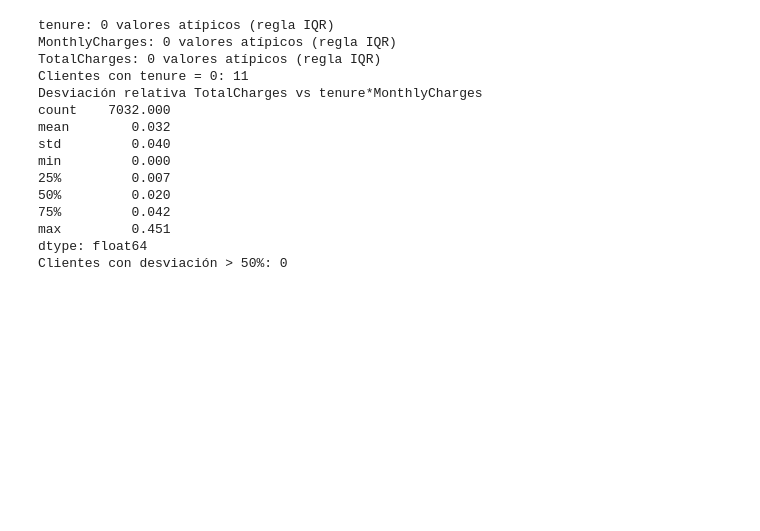
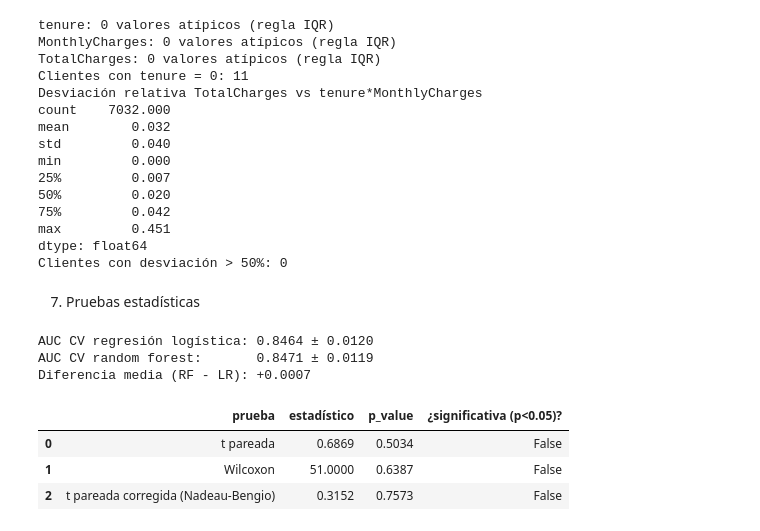
Before and after one commit to Emilio-Alcala/Actividad5-Churn-Telco, a Jupyter notebook: fuentes/entrena.ipynb, the cells around one changed output. Cells and saved outputs as stored; diff of their text form; code cells hidden in the pictures; blank space fills up the shorter version.

```diff
--- a/fuentes/entrena.ipynb
+++ b/fuentes/entrena.ipynb
@@ -137,3 +149,39 @@ min         0.000
 max         0.451
 dtype: float64
 Clientes con desviación > 50%: 0
+# %% [markdown]
+7. Pruebas estadísticas
+# %%
+from scipy import stats
+
+EVID = RAIZ / "evidencias"
+lr = pd.read_csv(EVID / "cv_scores_logistic_regression.csv")["roc_auc"].to_numpy()
+rf = pd.read_csv(EVID / "cv_scores_random_forest.csv")["roc_auc"].to_numpy()
+d = rf - lr          # diferencia por fold (random forest - regresión logística)
+k = len(d)
+
+print(f"AUC CV regresión logística: {lr.mean():.4f} ± {lr.std(ddof=1):.4f}")
+print(f"AUC CV random forest:       {rf.mean():.4f} ± {rf.std(ddof=1):.4f}")
+print(f"Diferencia media (RF - LR): {d.mean():+.4f}")
+
+t, p_t = stats.ttest_rel(rf, lr)
+w, p_w = stats.wilcoxon(rf, lr)
+# Corrección de Nadeau y Bengio: 5-fold -> proporción prueba/entrenamiento = 0.25
+t_nb = d.mean() / np.sqrt((1 / k + 0.25) * d.var(ddof=1))
+p_nb = 2 * stats.t.sf(abs(t_nb), df=k - 1)
+
+resultados_stats = pd.DataFrame({
+    "prueba": ["t pareada", "Wilcoxon", "t pareada corregida (Nadeau-Bengio)"],
+    "estadístico": [t, w, t_nb],
+    "p_value": [p_t, p_w, p_nb],
+})
+resultados_stats["¿significativa (p<0.05)?"] = resultados_stats["p_value"] < 0.05
+resultados_stats.round(4)
+# %% [output]
+AUC CV regresión logística: 0.8464 ± 0.0120
+AUC CV random forest:       0.8471 ± 0.0119
+Diferencia media (RF - LR): +0.0007
+|  | prueba | estadístico | p_value | ¿significativa (p<0.05)? |
+| 0 | t pareada | 0.6869 | 0.5034 | False |
+| 1 | Wilcoxon | 51.0000 | 0.6387 | False |
+| 2 | t pareada corregida (Nadeau-Bengio) | 0.3152 | 0.7573 | False |
```
Also changed, not shown: parts of 10 cells of this notebook, 3 other files.
